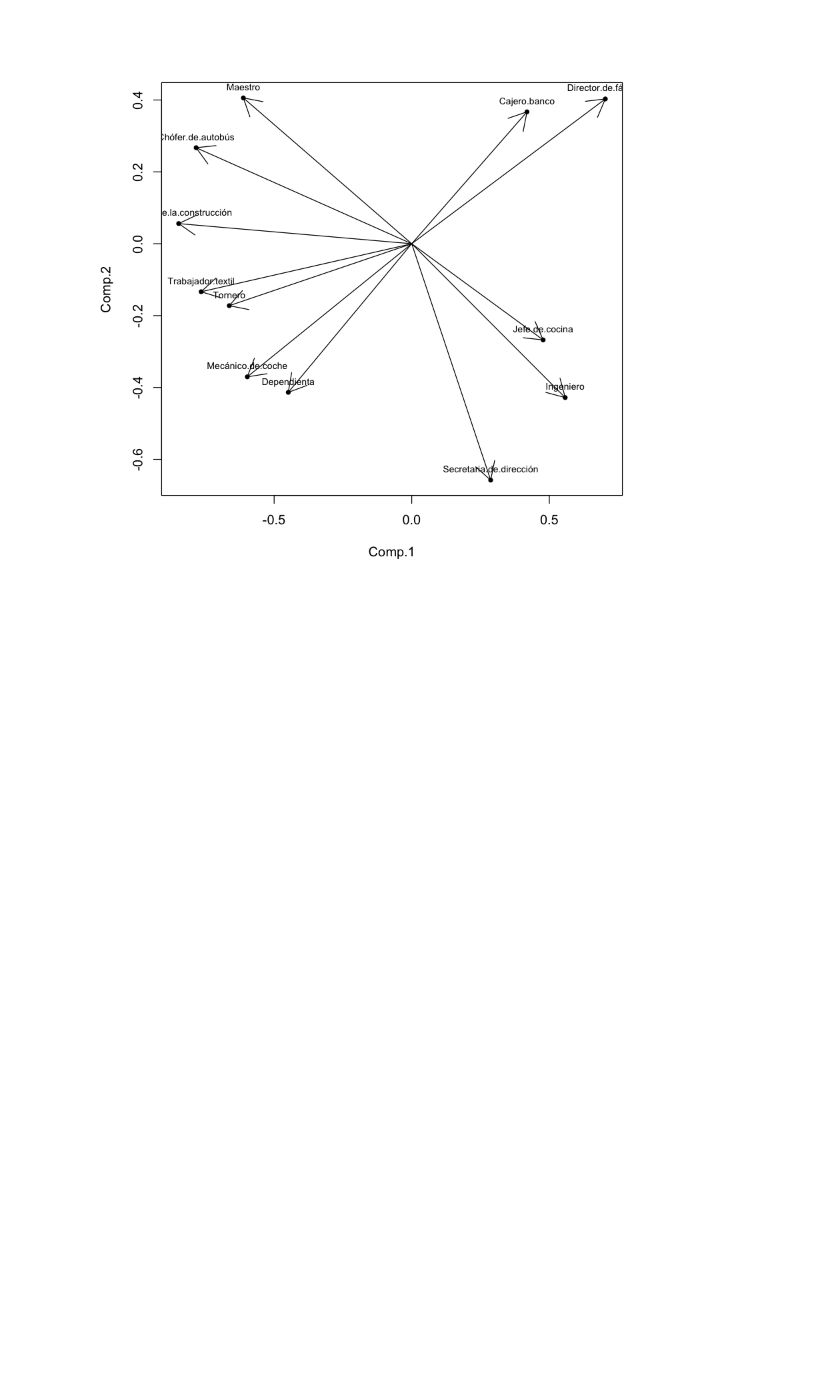
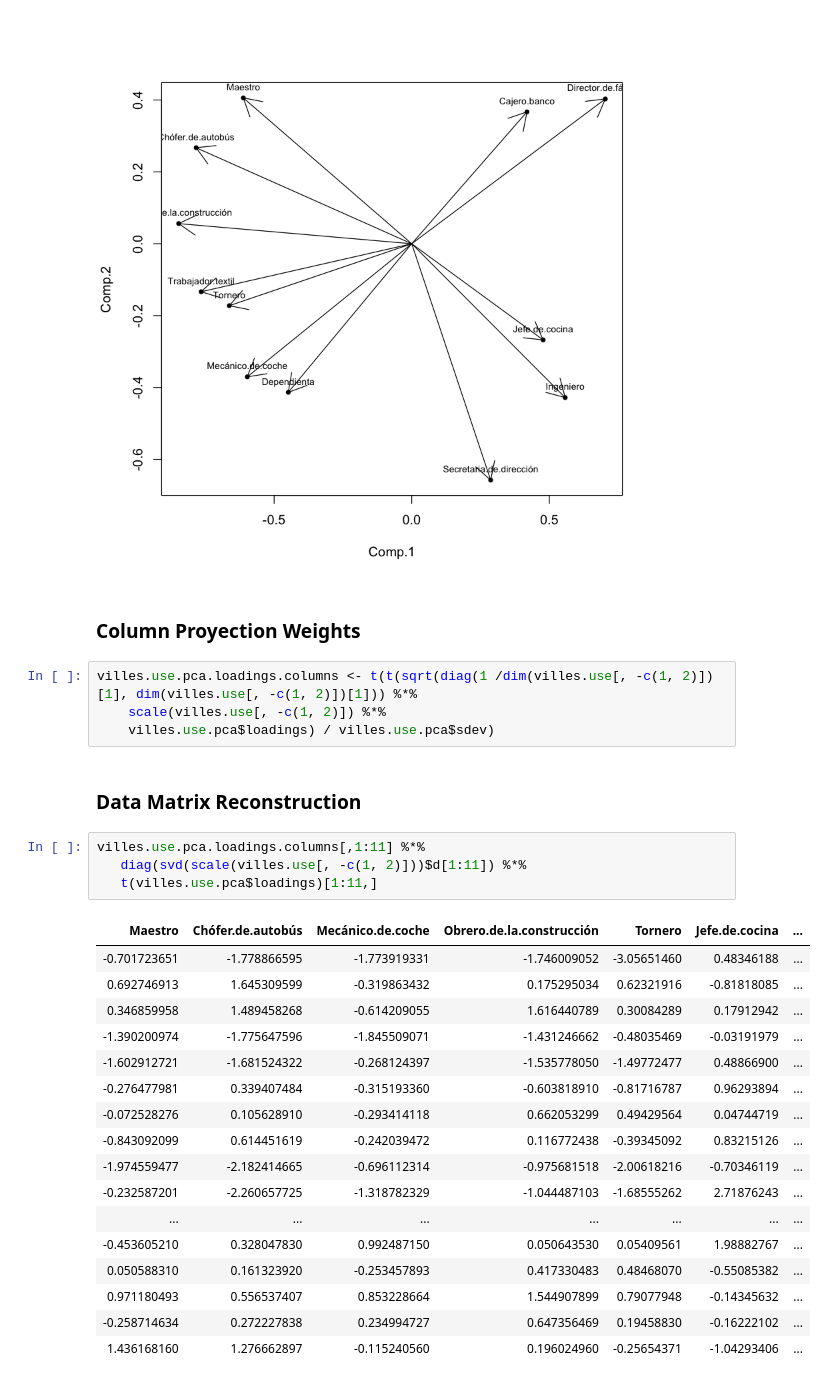
Before and after one commit to garciparedes/r-examples, a Jupyter notebook: notebooks/villes-analysis.ipynb, the cells around one changed output. Cells and saved outputs as stored; diff of their text form; blank space fills up the shorter version.

Commit message:
Added matrix reconstruction

```diff
--- a/notebooks/villes-analysis.ipynb
+++ b/notebooks/villes-analysis.ipynb
@@ -229,3 +227,33 @@ text(villes.use.pca.scores.vars[, 1:2], cex = 0.7, pos = 3,
      labels = colnames(villes.use[, -c(1, 2)]))
 # %% [output]
 [figure]
+# %% [markdown]
+### Column Proyection Weights
+# %%
+villes.use.pca.loadings.columns <- t(t(sqrt(diag(1 /dim(villes.use[, -c(1, 2)])[1], dim(villes.use[, -c(1, 2)])[1])) %*%
+    scale(villes.use[, -c(1, 2)]) %*%
+    villes.use.pca$loadings) / villes.use.pca$sdev)
+# %% [markdown]
+### Data Matrix Reconstruction
+# %%
+villes.use.pca.loadings.columns[,1:11] %*%
+   diag(svd(scale(villes.use[, -c(1, 2)]))$d[1:11]) %*%
+   t(villes.use.pca$loadings)[1:11,]
+# %% [output]
+| Maestro | Chófer.de.autobús | Mecánico.de.coche | Obrero.de.la.construcción | Tornero | Jefe.de.cocina | ... |
+| -0.701723651 | -1.778866595 | -1.773919331 | -1.746009052 | -3.05651460 | 0.48346188 | ... |
+| 0.692746913 | 1.645309599 | -0.319863432 | 0.175295034 | 0.62321916 | -0.81818085 | ... |
+| 0.346859958 | 1.489458268 | -0.614209055 | 1.616440789 | 0.30084289 | 0.17912942 | ... |
+| -1.390200974 | -1.775647596 | -1.845509071 | -1.431246662 | -0.48035469 | -0.03191979 | ... |
+| -1.602912721 | -1.681524322 | -0.268124397 | -1.535778050 | -1.49772477 | 0.48866900 | ... |
+| -0.276477981 | 0.339407484 | -0.315193360 | -0.603818910 | -0.81716787 | 0.96293894 | ... |
+| -0.072528276 | 0.105628910 | -0.293414118 | 0.662053299 | 0.49429564 | 0.04744719 | ... |
+| -0.843092099 | 0.614451619 | -0.242039472 | 0.116772438 | -0.39345092 | 0.83215126 | ... |
+| -1.974559477 | -2.182414665 | -0.696112314 | -0.975681518 | -2.00618216 | -0.70346119 | ... |
+| -0.232587201 | -2.260657725 | -1.318782329 | -1.044487103 | -1.68555262 | 2.71876243 | ... |
+| ... | ... | ... | ... | ... | ... | ... |
+| -0.453605210 | 0.328047830 | 0.992487150 | 0.050643530 | 0.05409561 | 1.98882767 | ... |
+| 0.050588310 | 0.161323920 | -0.253457893 | 0.417330483 | 0.48468070 | -0.55085382 | ... |
+| 0.971180493 | 0.556537407 | 0.853228664 | 1.544907899 | 0.79077948 | -0.14345632 | ... |
+| -0.258714634 | 0.272227838 | 0.234994727 | 0.647356469 | 0.19458830 | -0.16222102 | ... |
+| 1.436168160 | 1.276662897 | -0.115240560 | 0.196024960 | -0.25654371 | -1.04293406 | ... |
```
Also changed, not shown: parts of 3 cells of this notebook.
